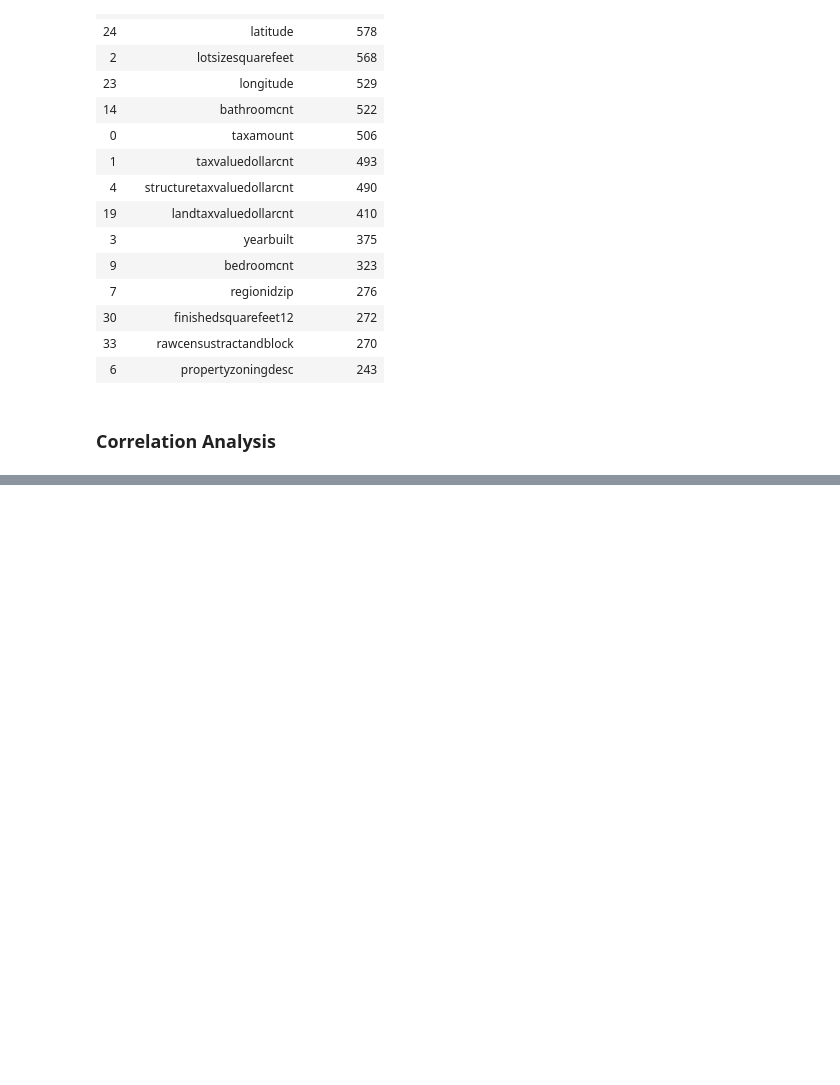
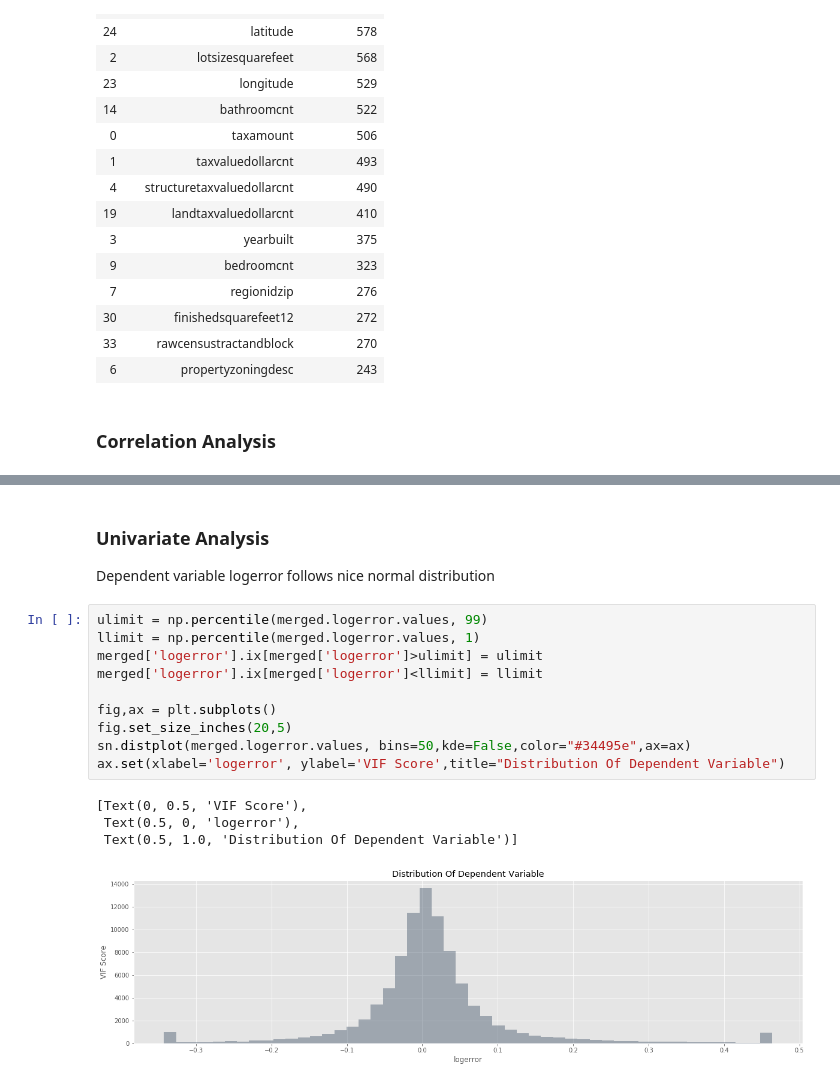
Before and after one commit to suhyun-cho/Dive-to-Kaggle, a Jupyter notebook: Zillow-prize/EDA On Missing Values & Multicollinearity.ipynb, the cells around one changed output, grey strips where cells are left out. Cells and saved outputs as stored; diff of their text form; blank space fills up the shorter version.

```diff
--- a/Zillow-prize/EDA On Missing Values & Multicollinearity.ipynb
+++ b/Zillow-prize/EDA On Missing Values & Multicollinearity.ipynb
@@ -192,0 +280,18 @@ features.head(15)
+# %% [markdown]
+### Univariate Analysis
+Dependent variable logerror follows nice normal distribution
+# %%
+ulimit = np.percentile(merged.logerror.values, 99)
+llimit = np.percentile(merged.logerror.values, 1)
+merged['logerror'].ix[merged['logerror']>ulimit] = ulimit
+merged['logerror'].ix[merged['logerror']<llimit] = llimit
+
+fig,ax = plt.subplots()
+fig.set_size_inches(20,5)
+sn.distplot(merged.logerror.values, bins=50,kde=False,color="#34495e",ax=ax)
+ax.set(xlabel='logerror', ylabel='VIF Score',title="Distribution Of Dependent Variable")
+# %% [output]
+[Text(0, 0.5, 'VIF Score'),
+ Text(0.5, 0, 'logerror'),
+ Text(0.5, 1.0, 'Distribution Of Dependent Variable')]
+[figure, added]
```
Also changed, not shown: parts of 18 cells of this notebook.
